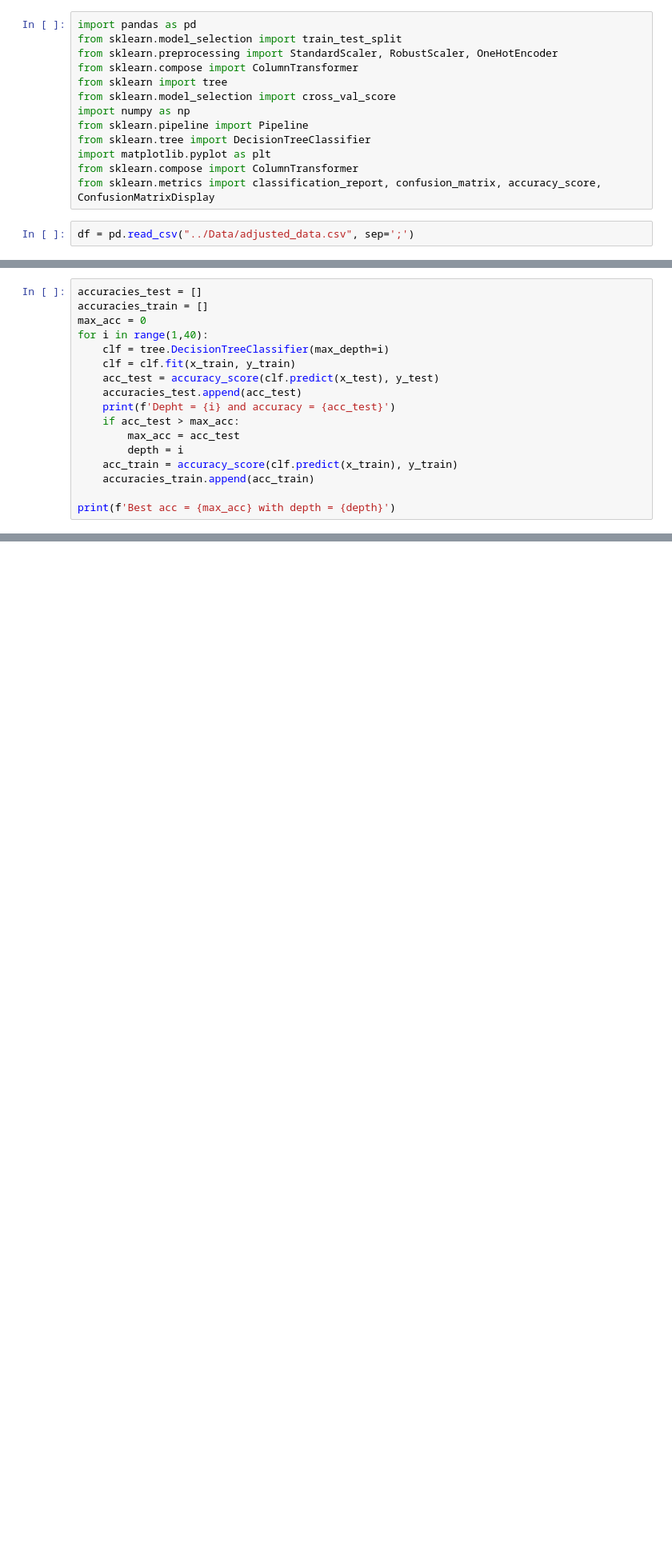
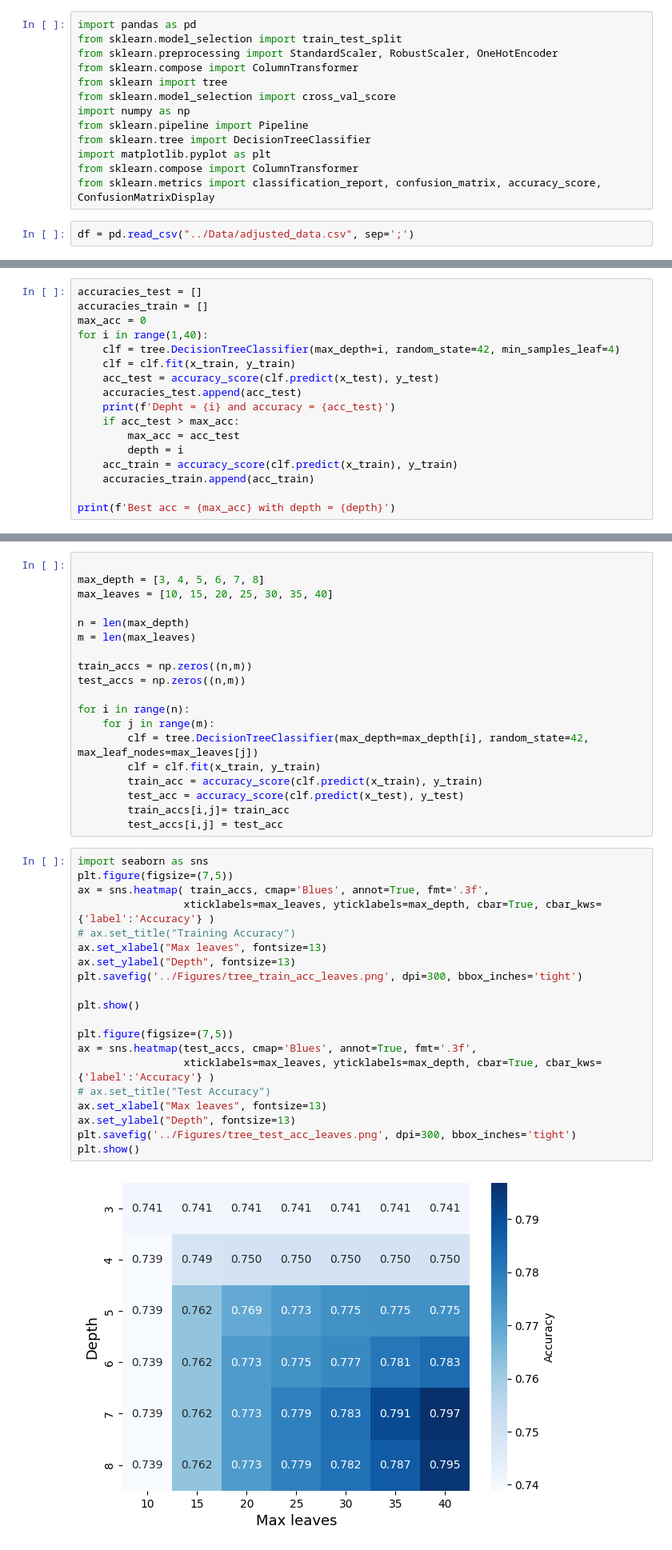
Before and after one commit to m-nader/FYS-STK4155-group14, a Jupyter notebook: project_3/Code/decision_tree_adjusted_data.ipynb, the cells around one changed output, grey strips where cells are left out. Shown at 80% size. Drawn from its saved outputs; the diff is of its cells as text; blank space fills up the shorter version.

```diff
--- a/project_3/Code/decision_tree_adjusted_data.ipynb
+++ b/project_3/Code/decision_tree_adjusted_data.ipynb
@@ -123,7 +88,7 @@ accuracies_test = []
 accuracies_train = []
 max_acc = 0
 for i in range(1,40):
-    clf = tree.DecisionTreeClassifier(max_depth=i)
+    clf = tree.DecisionTreeClassifier(max_depth=i, random_state=42, min_samples_leaf=4)
     clf = clf.fit(x_train, y_train)
     acc_test = accuracy_score(clf.predict(x_test), y_test)
     accuracies_test.append(acc_test)
@@ -176,0 +144,41 @@ Test accuracy = 0.6711864406779661 and train accuracy = 1.0
+# %%
+
+max_depth = [3, 4, 5, 6, 7, 8]
+max_leaves = [10, 15, 20, 25, 30, 35, 40]
+
+n = len(max_depth)
+m = len(max_leaves)
+
+train_accs = np.zeros((n,m))
+test_accs = np.zeros((n,m))
+
+for i in range(n):
+    for j in range(m):
+        clf = tree.DecisionTreeClassifier(max_depth=max_depth[i], random_state=42, max_leaf_nodes=max_leaves[j])
+        clf = clf.fit(x_train, y_train)
+        train_acc = accuracy_score(clf.predict(x_train), y_train)
+        test_acc = accuracy_score(clf.predict(x_test), y_test)
+        train_accs[i,j]= train_acc
+        test_accs[i,j] = test_acc
+# %%
+import seaborn as sns
+plt.figure(figsize=(7,5))
+ax = sns.heatmap( train_accs, cmap='Blues', annot=True, fmt='.3f',
+                 xticklabels=max_leaves, yticklabels=max_depth, cbar=True, cbar_kws={'label':'Accuracy'} )
+# ax.set_title("Training Accuracy")
+ax.set_xlabel("Max leaves", fontsize=13)
+ax.set_ylabel("Depth", fontsize=13)
+plt.savefig('../Figures/tree_train_acc_leaves.png', dpi=300, bbox_inches='tight')
+
+plt.show()
+
+plt.figure(figsize=(7,5))
+ax = sns.heatmap(test_accs, cmap='Blues', annot=True, fmt='.3f',
+                 xticklabels=max_leaves, yticklabels=max_depth, cbar=True, cbar_kws={'label':'Accuracy'} )
+# ax.set_title("Test Accuracy")
+ax.set_xlabel("Max leaves", fontsize=13)
+ax.set_ylabel("Depth", fontsize=13)
+plt.savefig('../Figures/tree_test_acc_leaves.png', dpi=300, bbox_inches='tight')
+plt.show()
+# %% [output]
+[figure, added]
```
Also changed, not shown: parts of 19 cells of this notebook, 14 other files.
